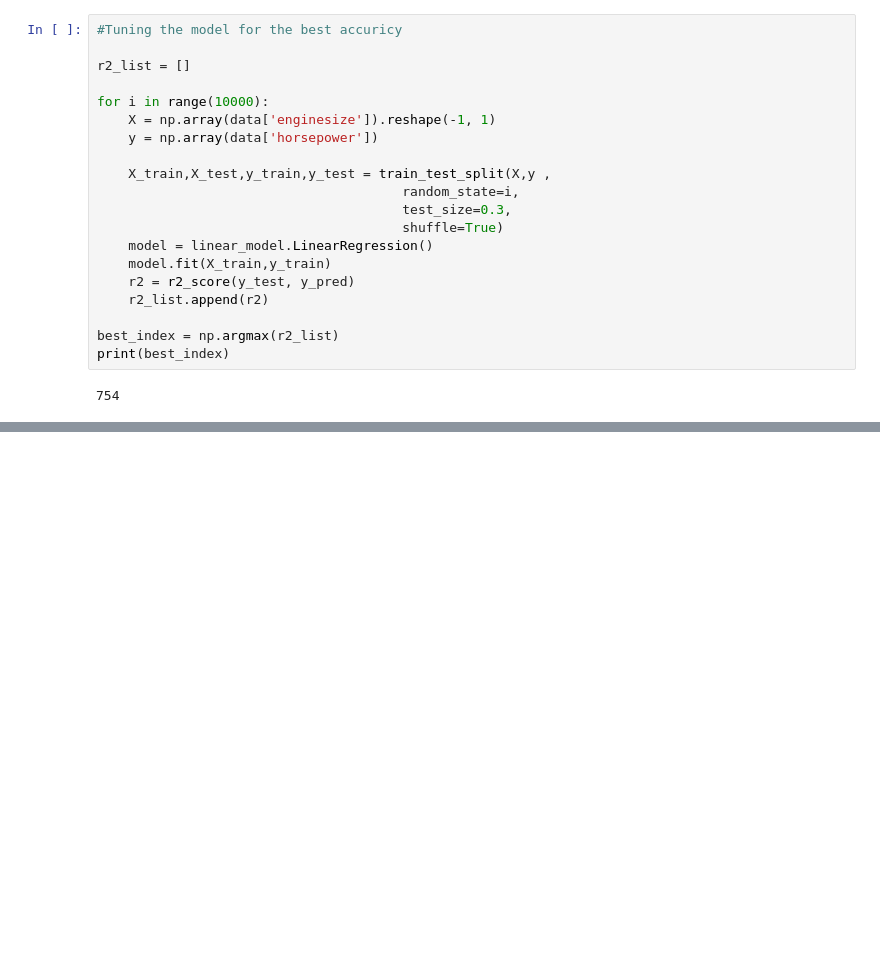
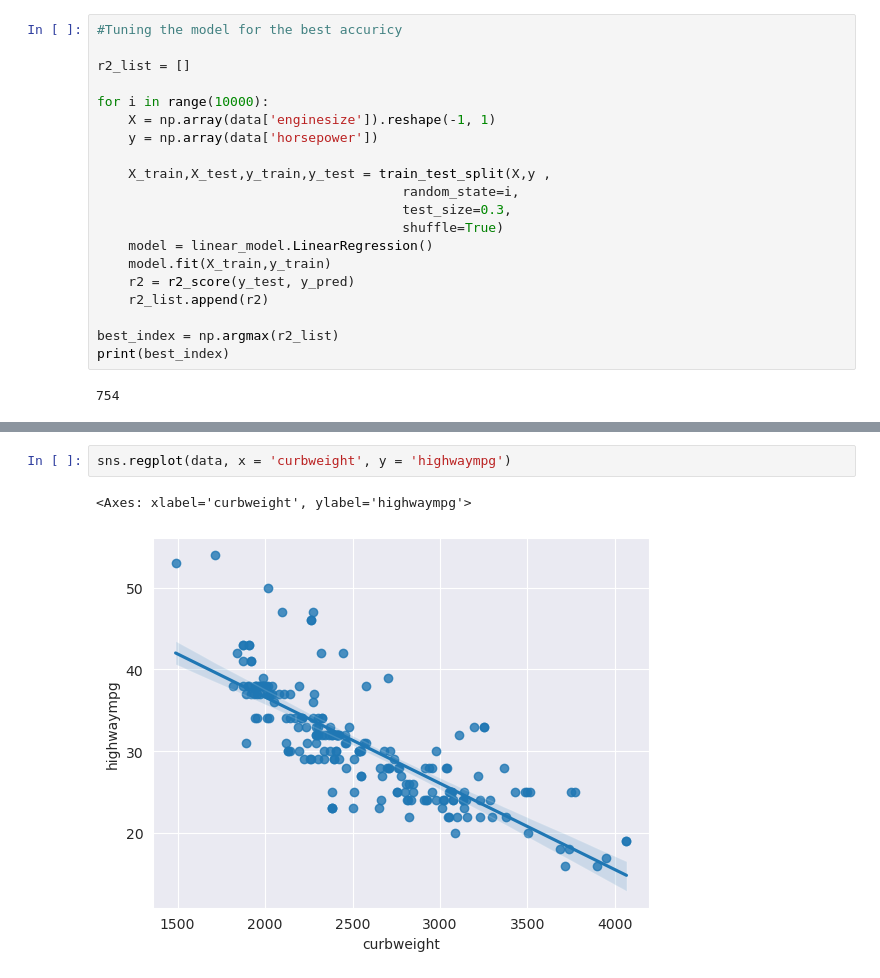
Before and after one commit to MoAly7yaei/DataScience, a Jupyter notebook: First_LRM.ipynb, the cells around one changed output, grey strips where cells are left out. Saved outputs shown, nothing was run; the diff lists cells and outputs as text; blank space fills up the shorter version.

```diff
--- a/First_LRM.ipynb
+++ b/First_LRM.ipynb
@@ -110,0 +165,5 @@ print(best_index)
+# %%
+sns.regplot(data, x = 'curbweight', y = 'highwaympg')
+# %% [output]
+<Axes: xlabel='curbweight', ylabel='highwaympg'>
+[figure, added]
```
Also changed, not shown: parts of 9 cells of this notebook, 31 other files.
